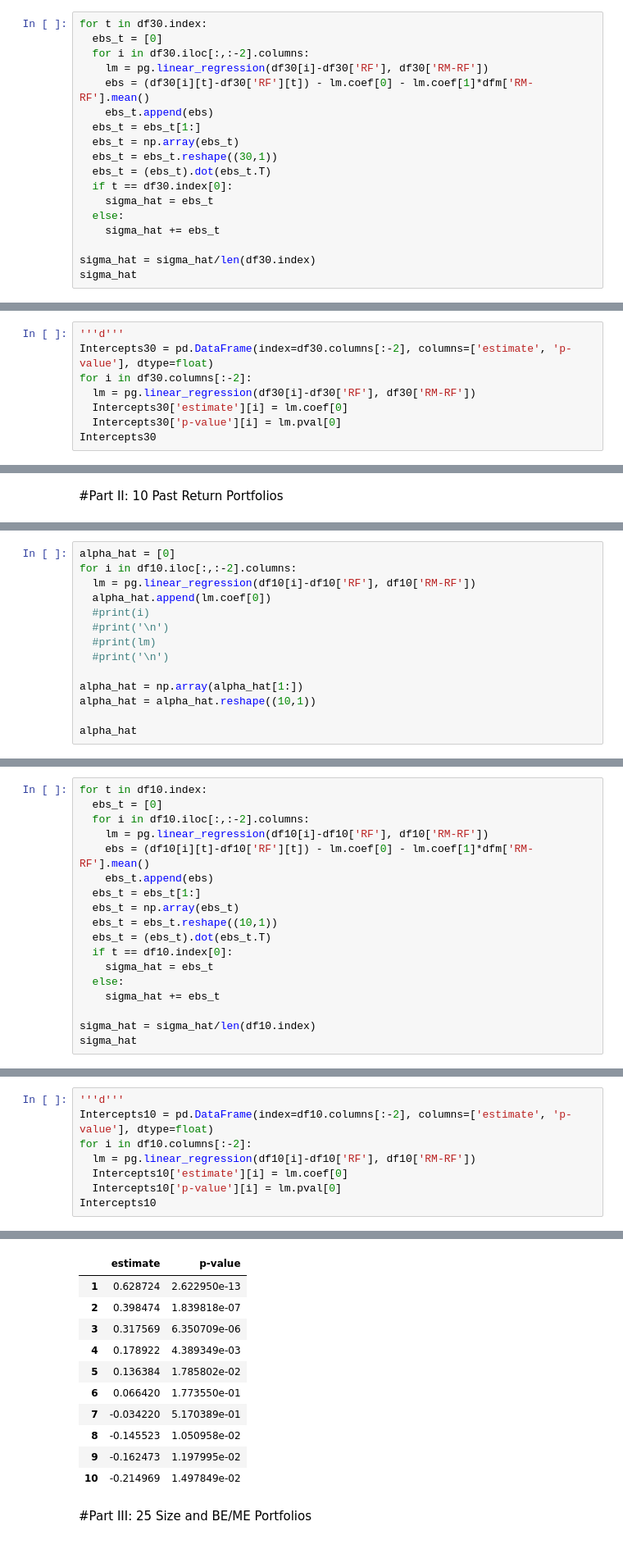
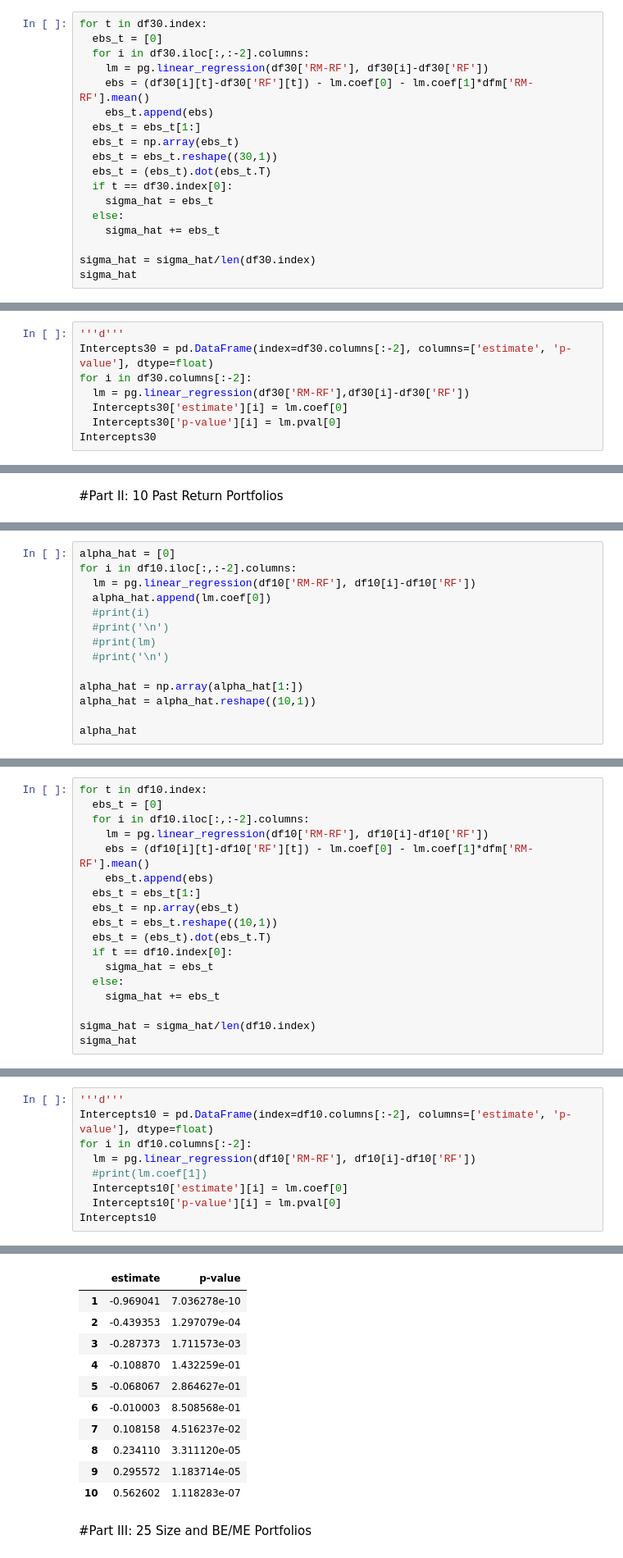
Before and after one commit to Ray88888888/QI-PS, a Jupyter notebook: Quantitative_Investing_Problem_Set_4_(Ray,_Zhewei,_Xinling).ipynb, the cells around one changed output, grey strips where cells are left out. Shown at 82% size. Cells and saved outputs as stored; diff of their text form.

```diff
--- a/Quantitative_Investing_Problem_Set_4_(Ray,_Zhewei,_Xinling).ipynb
+++ b/Quantitative_Investing_Problem_Set_4_(Ray,_Zhewei,_Xinling).ipynb
@@ -272,7 +272,7 @@ array([[-0.00764988],
 for t in df30.index:
   ebs_t = [0]
   for i in df30.iloc[:,:-2].columns:
-    lm = pg.linear_regression(df30[i]-df30['RF'], df30['RM-RF'])
+    lm = pg.linear_regression(df30['RM-RF'], df30[i]-df30['RF'])
     ebs = (df30[i][t]-df30['RF'][t]) - lm.coef[0] - lm.coef[1]*dfm['RM-RF'].mean()
     ebs_t.append(ebs)
   ebs_t = ebs_t[1:]
@@ -340,7 +346,7 @@ p-value [[0.95048297]]
 '''d'''
 Intercepts30 = pd.DataFrame(index=df30.columns[:-2], columns=['estimate', 'p-value'], dtype=float)
 for i in df30.columns[:-2]:
-  lm = pg.linear_regression(df30[i]-df30['RF'], df30['RM-RF'])
+  lm = pg.linear_regression(df30['RM-RF'],df30[i]-df30['RF'])
   Intercepts30['estimate'][i] = lm.coef[0]
   Intercepts30['p-value'][i] = lm.pval[0]
 Intercepts30
@@ -429,7 +435,7 @@ df10.head()
 # %%
 alpha_hat = [0]
 for i in df10.iloc[:,:-2].columns:
-  lm = pg.linear_regression(df10[i]-df10['RF'], df10['RM-RF'])
+  lm = pg.linear_regression(df10['RM-RF'], df10[i]-df10['RF'])
   alpha_hat.append(lm.coef[0])
   #print(i)
   #print('\n')
@@ -455,7 +461,7 @@ array([[ 0.62872373],
 for t in df10.index:
   ebs_t = [0]
   for i in df10.iloc[:,:-2].columns:
-    lm = pg.linear_regression(df10[i]-df10['RF'], df10['RM-RF'])
+    lm = pg.linear_regression(df10['RM-RF'], df10[i]-df10['RF'])
     ebs = (df10[i][t]-df10['RF'][t]) - lm.coef[0] - lm.coef[1]*dfm['RM-RF'].mean()
     ebs_t.append(ebs)
   ebs_t = ebs_t[1:]
@@ -500,7 +506,8 @@ p-value [[0.07672679]]
 '''d'''
 Intercepts10 = pd.DataFrame(index=df10.columns[:-2], columns=['estimate', 'p-value'], dtype=float)
 for i in df10.columns[:-2]:
-  lm = pg.linear_regression(df10[i]-df10['RF'], df10['RM-RF'])
+  lm = pg.linear_regression(df10['RM-RF'], df10[i]-df10['RF'])
+  #print(lm.coef[1])
   Intercepts10['estimate'][i] = lm.coef[0]
   Intercepts10['p-value'][i] = lm.pval[0]
 Intercepts10
@@ -508,14 +525,14 @@ Intercepts10
 |  | estimate | p-value |
-| 1 | 0.628724 | 2.622950e-13 |
-| 2 | 0.398474 | 1.839818e-07 |
-| 3 | 0.317569 | 6.350709e-06 |
-| 4 | 0.178922 | 4.389349e-03 |
-| 5 | 0.136384 | 1.785802e-02 |
-| 6 | 0.066420 | 1.773550e-01 |
-| 7 | -0.034220 | 5.170389e-01 |
-| 8 | -0.145523 | 1.050958e-02 |
-| 9 | -0.162473 | 1.197995e-02 |
-| 10 | -0.214969 | 1.497849e-02 |
+| 1 | -0.969041 | 7.036278e-10 |
+| 2 | -0.439353 | 1.297079e-04 |
+| 3 | -0.287373 | 1.711573e-03 |
+| 4 | -0.108870 | 1.432259e-01 |
+| 5 | -0.068067 | 2.864627e-01 |
+| 6 | -0.010003 | 8.508568e-01 |
+| 7 | 0.108158 | 4.516237e-02 |
+| 8 | 0.234110 | 3.311120e-05 |
+| 9 | 0.295572 | 1.183714e-05 |
+| 10 | 0.562602 | 1.118283e-07 |
 # %% [markdown]
 #Part III: 25 Size and BE/ME Portfolios
 # %% [markdown]
```
Also changed, not shown: parts of 26 cells of this notebook.
